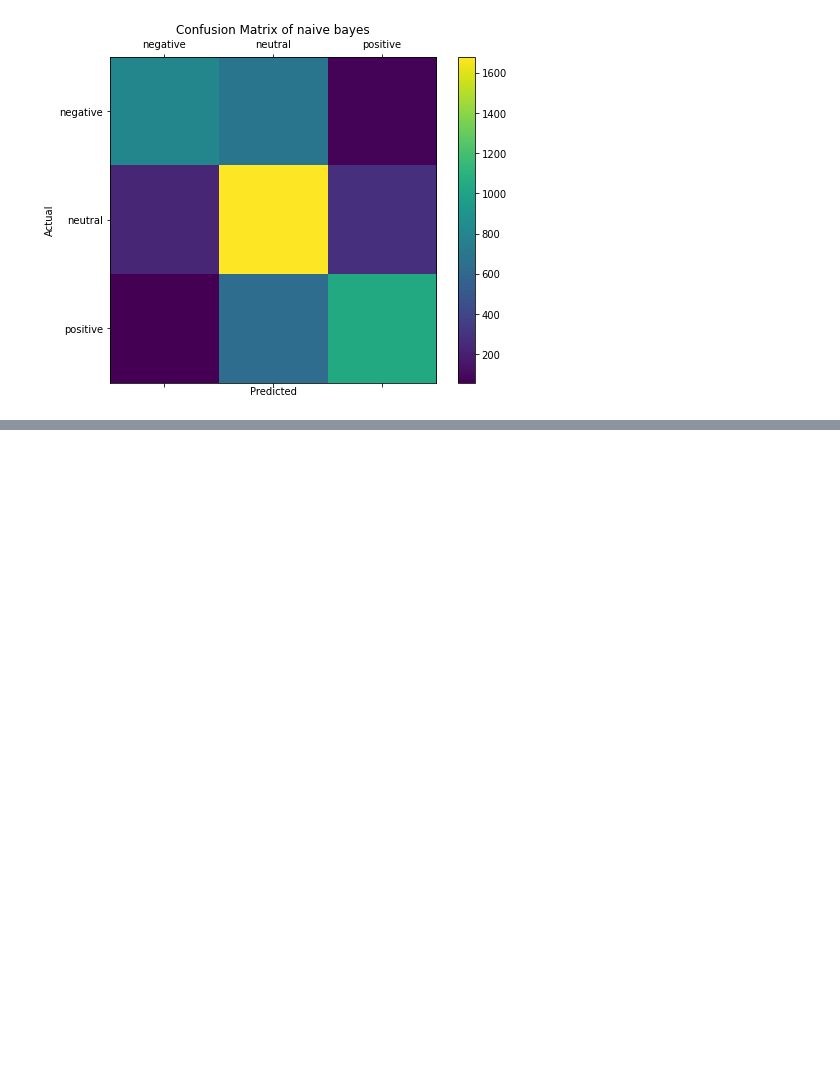
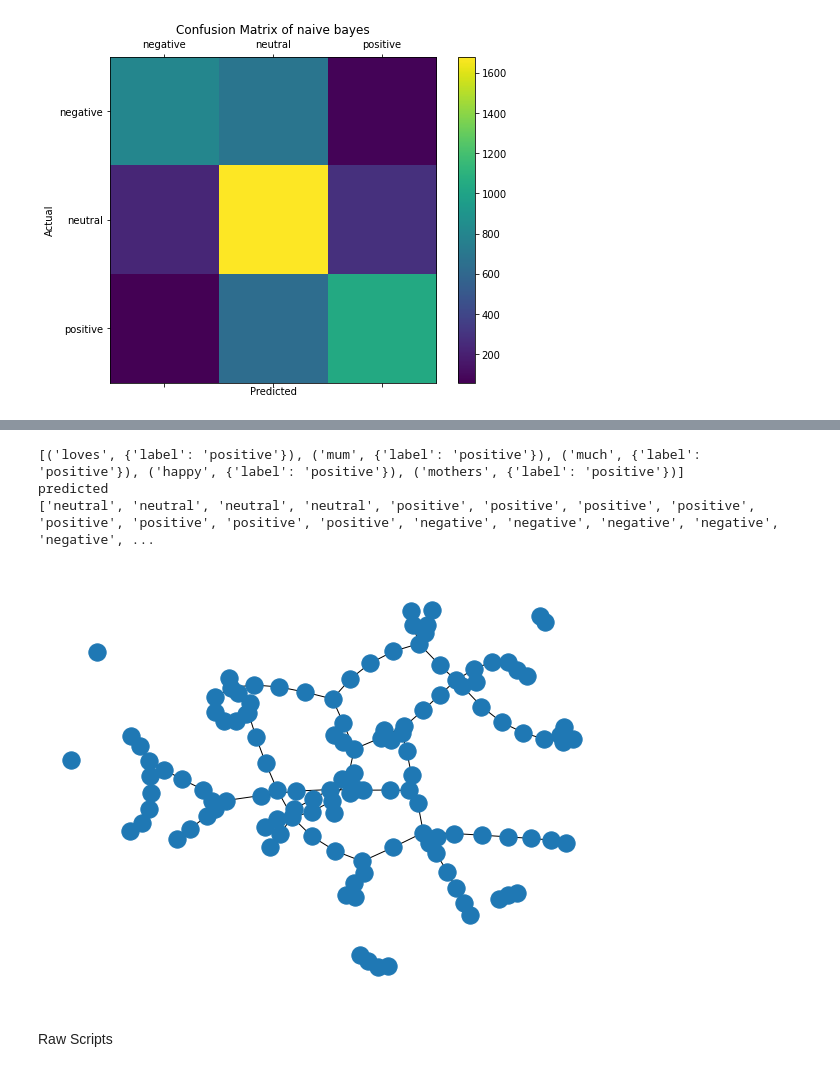
Before and after one commit to Mystic-Trooper/sentiment-analysis, a Jupyter notebook: Untitled.ipynb, the cells around one changed output, grey strips where cells are left out. Saved outputs shown, nothing was run; the diff lists cells and outputs as text; code cells hidden in the pictures; blank space fills up the shorter version.

```diff
--- a/Untitled.ipynb
+++ b/Untitled.ipynb
@@ -414,0 +424,54 @@ plt.show()
+# %%
+# make a new small dataset with 20 rows having words and their sentiments
+import random
+nodesDict = []
+last_result_actual=[]
+
+G = nx.Graph()
+
+countOfUnLabelNodes = 0
+
+for i in range (0,25):
+    index = random.randint(0,2700)
+
+    sentiment = data["sentiment"][index]
+    list_of_words = bagofwords[index]
+    prev_node=-1
+    for word in list_of_words:
+        if(i<20):
+            tuple =(word,{"label":sentiment});
+            G.add_node(word)
+            #! sentiment label is give
+            G.nodes[word]["label"] = sentiment
+        else:
+            tuple = (word,{})
+            #! sentiment label is not give
+            G.add_node(word)
+            countOfUnLabelNodes+=1
+            last_result_actual.append(sentiment)
+        # bulding nodes dictionay
+        nodesDict.append(tuple)
+        # adding edge between nodes
+        if(prev_node!=-1):
+            G.add_edge(prev_node, word, weight=1)
+        prev_node = word
+
+print(nodesDict[:5])
+# nodesDict
+
+# G.add_nodes_from(nodesDict)
+result=node_classification.harmonic_function(G)
+
+print("predicted")
+predicted = result[-countOfUnLabelNodes:]
+print(predicted)
+# %% [output]
+[('loves', {'label': 'positive'}), ('mum', {'label': 'positive'}), ('much', {'label': 'positive'}), ('happy', {'label': 'positive'}), ('mothers', {'label': 'positive'})]
+predicted
+['neutral', 'neutral', 'neutral', 'neutral', 'positive', 'positive', 'positive', 'positive', 'positive', 'positive', 'positive', 'positive', 'negative', 'negative', 'negative', 'negative', 'negative', ...
+# %%
+nx.draw(G)
+# %% [output]
+[figure, added]
+# %% [markdown]
+Raw Scripts
```
Also changed, not shown: parts of 5 cells of this notebook.
